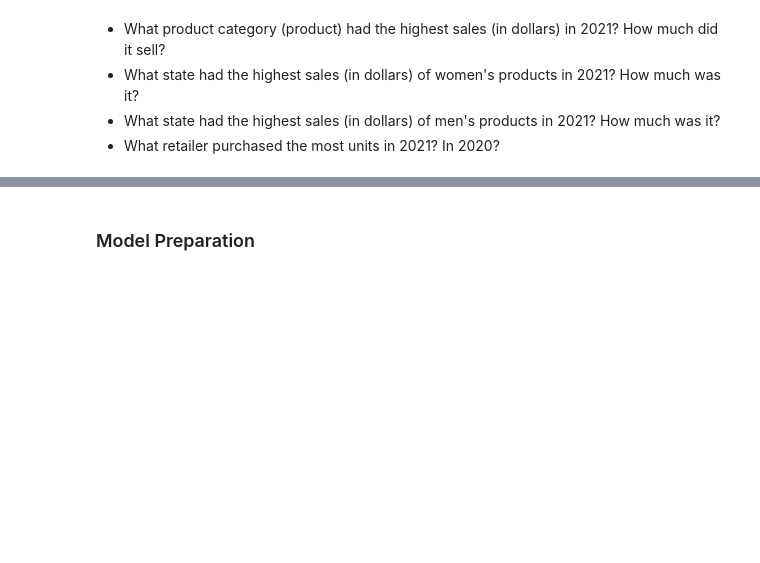
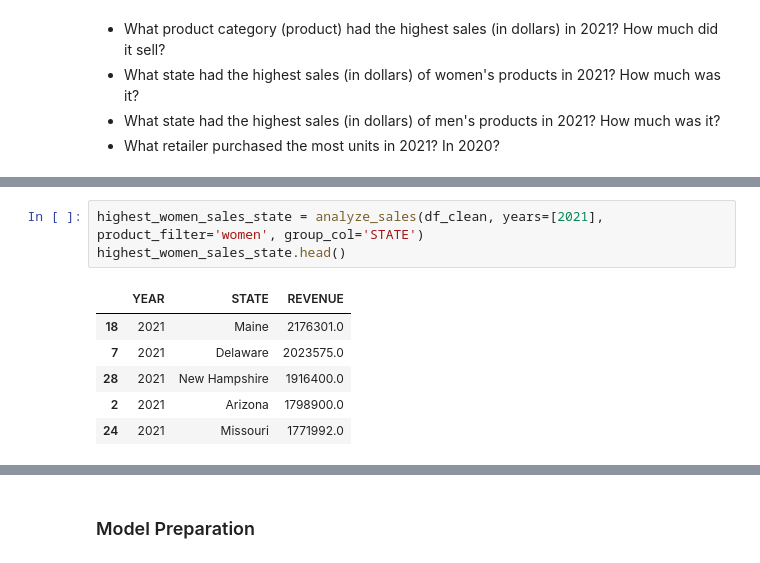
Before and after one commit to tjray2/RUSH-sales, a Jupyter notebook: GB885_Final_Project_Ray_T_v3.ipynb, the cells around one changed output, grey strips where cells are left out. Drawn from its saved outputs; the diff is of its cells as text; blank space fills up the shorter version.

```diff
--- a/GB885_Final_Project_Ray_T_v3.ipynb
+++ b/GB885_Final_Project_Ray_T_v3.ipynb
@@ -415,0 +414,10 @@ Name: PRODUCT_NAME, Length: 10268, dtype: bool
+# %%
+highest_women_sales_state = analyze_sales(df_clean, years=[2021], product_filter='women', group_col='STATE')
+highest_women_sales_state.head()
+# %% [output]
+|  | YEAR | STATE | REVENUE |
+| 18 | 2021 | Maine | 2176301.0 |
+| 7 | 2021 | Delaware | 2023575.0 |
+| 28 | 2021 | New Hampshire | 1916400.0 |
+| 2 | 2021 | Arizona | 1798900.0 |
+| 24 | 2021 | Missouri | 1771992.0 |
```
Also changed, not shown: parts of 17 cells of this notebook.
